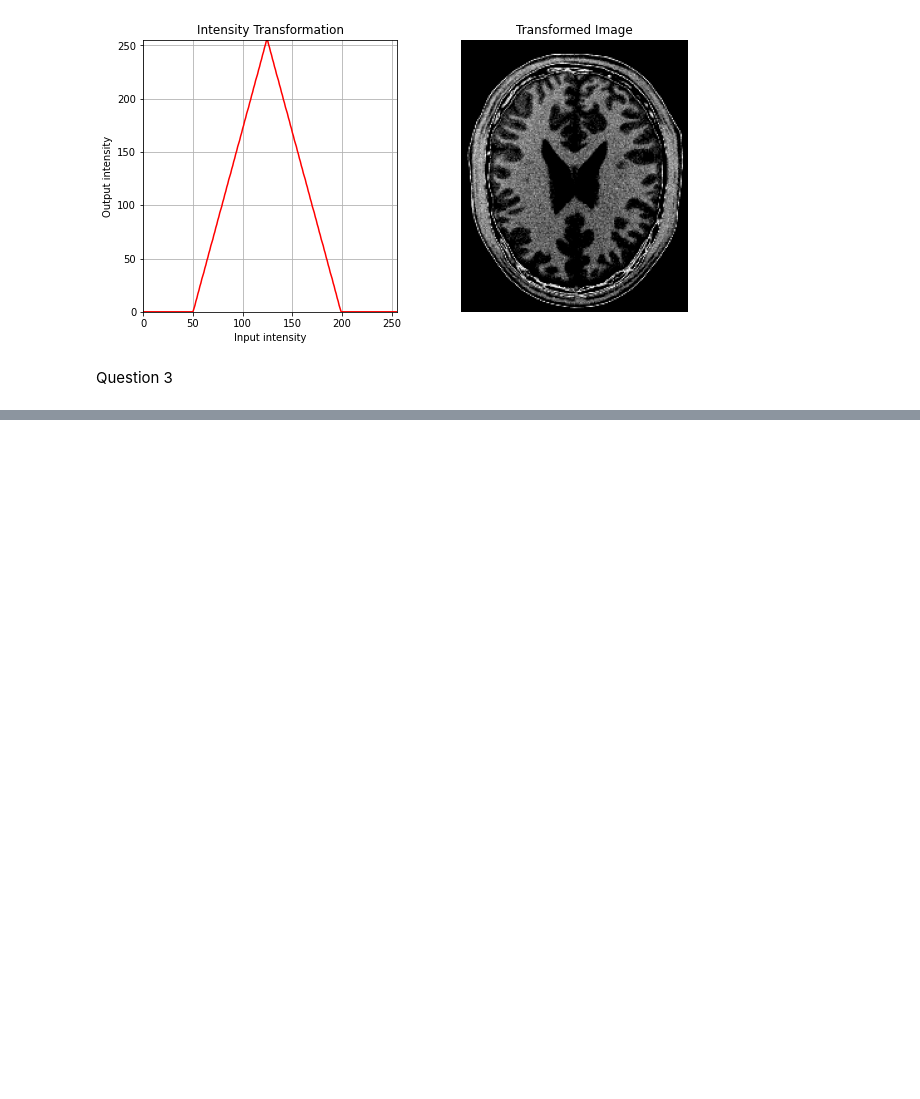
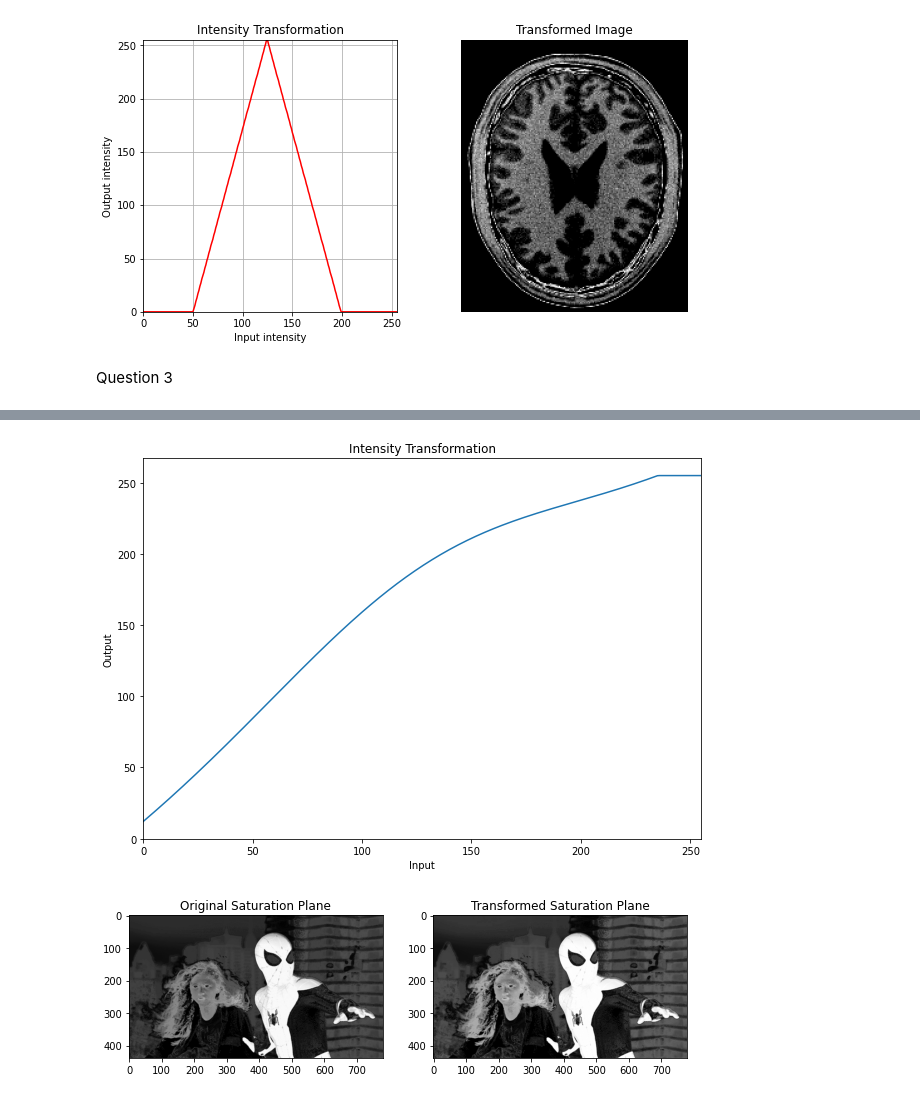
Before and after one commit to shemalperera/IPMVA01, a Jupyter notebook: Code.ipynb, the cells around one changed output, grey strips where cells are left out. Drawn from its saved outputs; the diff is of its cells as text; code cells hidden in the pictures; blank space fills up the shorter version.

```diff
--- a/Code.ipynb
+++ b/Code.ipynb
@@ -137,0 +176,39 @@ img_gamma = cv.cvtColor(img_lab_gamcor, cv.COLOR_LAB2BGR)
+# %%
+a = 0.5
+sigma = 70
+
+def f(x,a):
+    sec_1 = x + a*128*np.exp((-1)*((x-128)**2)/(2*(sigma)**2))
+    minimum = min(255, sec_1)
+    return minimum
+
+#plot the transformation
+
+x = np.linspace(0,255,256)
+y = np.zeros_like(x)
+for i in range(len(x)):
+    y[i] = f(x[i],a)
+
+fig, ax = plt.subplots(1,1,figsize=(10,7))
+ax.plot(x,y)
+ax.set_title('Intensity Transformation')
+ax.set_xlabel("Input")
+ax.set_ylabel("Output")
+ax.set_xlim(0, 255)
+
+img_s_transformed = np.zeros_like(img_s)
+for i in range(len(img_s)):
+    for j in range(len(img_s[0])):
+        img_s_transformed[i,j] = f(img_s[i,j], a)
+
+#display the s plane
+fig, ax = plt.subplots(1,2, figsize=(10,5))
+ax[0].imshow(img_s, cmap='gray')
+ax[0].set_title('Original Saturation Plane')
+ax[1].imshow(img_s_transformed, cmap='gray')
+ax[1].set_title('Transformed Saturation Plane')
+
+plt.show()
+# %% [output]
+[figure, added]
+[figure, added]
```
Also changed, not shown: parts of 4 cells of this notebook.
